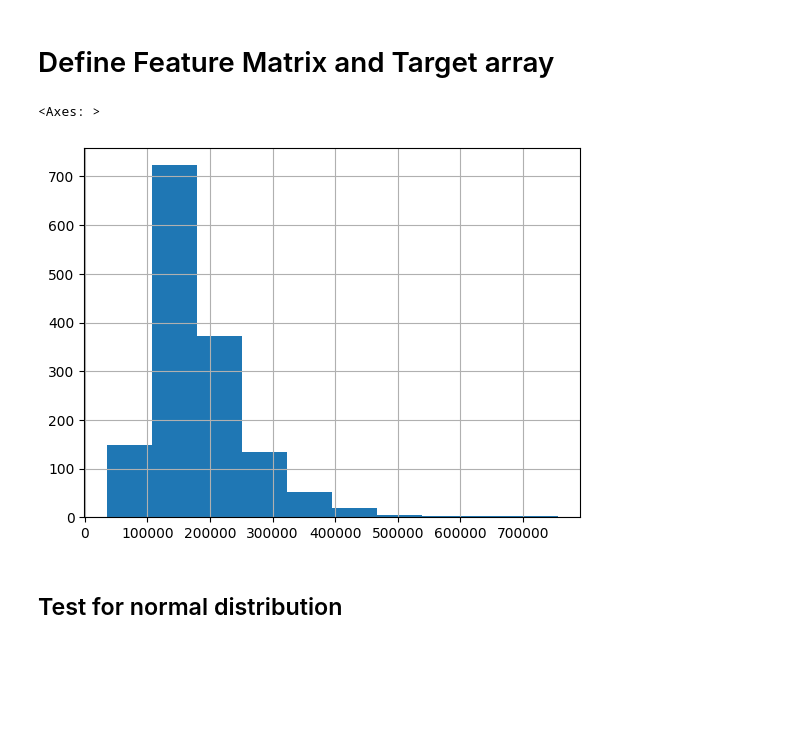
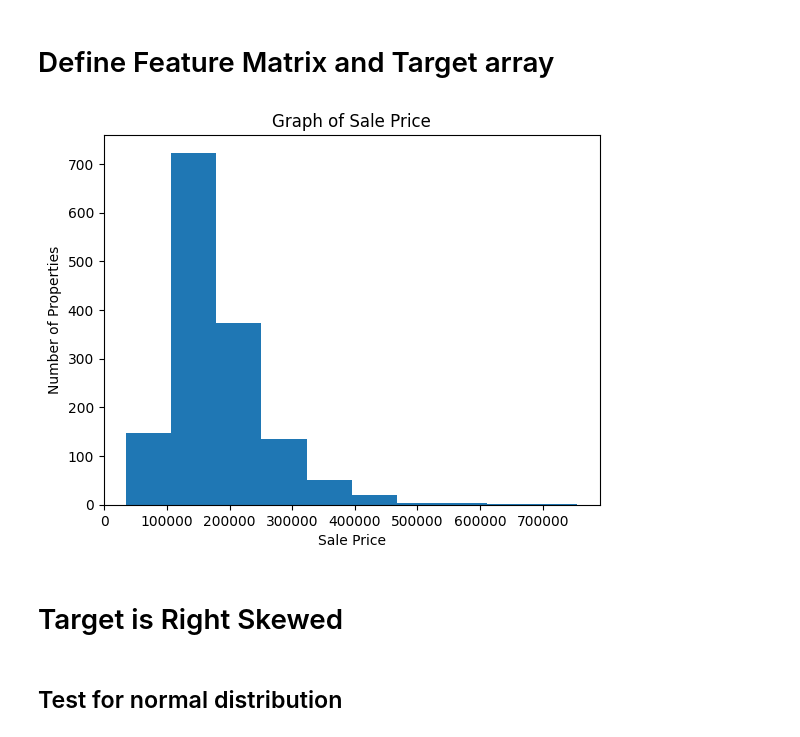
Before and after one commit to jdwatson08/House-Price-Model, a Jupyter notebook: House_price_model.ipynb, the cells around one changed output. Saved outputs shown, nothing was run; the diff lists cells and outputs as text; code cells hidden in the pictures; blank space fills up the shorter version.

```diff
--- a/House_price_model.ipynb
+++ b/House_price_model.ipynb
@@ -190,11 +190,16 @@ X = df.drop(columns=target)
 y=df[target]
 
 log_y = np.log(y)
-# %%
-df['SalePrice'].hist()
-# %% [output]
-<Axes: >
-[figure, removed]
+# %%
+plt.hist(df['SalePrice'])
+plt.xlabel("Sale Price")
+plt.ylabel("Number of Properties")
+plt.title("Graph of Sale Price")
+plt.show()
+# %% [output]
+[figure, added]
+# %% [markdown]
+# Target is Right Skewed
 # %% [markdown]
 ## Test for normal distribution
 # %%
```
Also changed, not shown: parts of 13 cells of this notebook.
